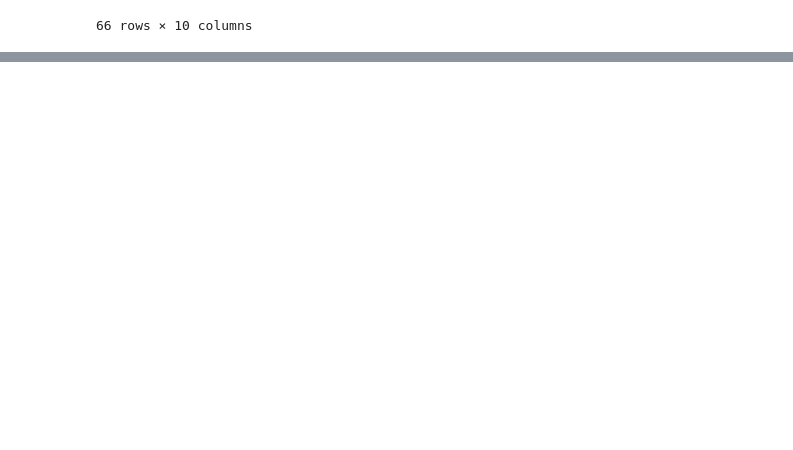
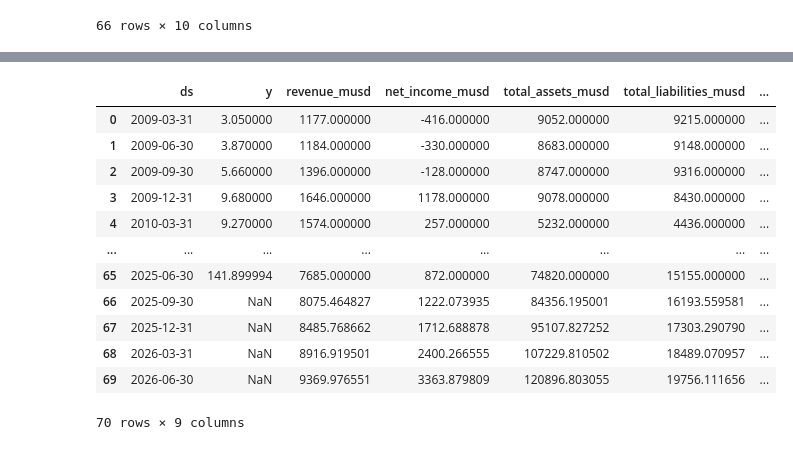
Before and after one commit to JonMc19/Stock-Price-Prediction-combining-econometric-models-and-ML, a Jupyter notebook: Type of analysis/Analisis temporal/models/amd/Prophet_model.ipynb, the cells around one changed output, grey strips where cells are left out. Saved outputs shown, nothing was run; the diff lists cells and outputs as text; code cells hidden in the pictures; blank space fills up the shorter version.

```diff
--- a/Type of analysis/Analisis temporal/models/amd/Prophet_model.ipynb
+++ b/Type of analysis/Analisis temporal/models/amd/Prophet_model.ipynb
@@ -121,6 +126,22 @@ future["interest_rate"] = last["interest_rate"]
 # Combina histórico (con y) y futuro (sin y)
 hist = df[["ds", "y"] + REG_COLS].copy()
 future_full = pd.concat([hist, future], ignore_index=True)
+# %%
+future_full
+# %% [output]
+|  | ds | y | revenue_musd | net_income_musd | total_assets_musd | total_liabilities_musd | ... |
+| 0 | 2009-03-31 | 3.050000 | 1177.000000 | -416.000000 | 9052.000000 | 9215.000000 | ... |
+| 1 | 2009-06-30 | 3.870000 | 1184.000000 | -330.000000 | 8683.000000 | 9148.000000 | ... |
+| 2 | 2009-09-30 | 5.660000 | 1396.000000 | -128.000000 | 8747.000000 | 9316.000000 | ... |
+| 3 | 2009-12-31 | 9.680000 | 1646.000000 | 1178.000000 | 9078.000000 | 8430.000000 | ... |
+| 4 | 2010-03-31 | 9.270000 | 1574.000000 | 257.000000 | 5232.000000 | 4436.000000 | ... |
+| ... | ... | ... | ... | ... | ... | ... | ... |
+| 65 | 2025-06-30 | 141.899994 | 7685.000000 | 872.000000 | 74820.000000 | 15155.000000 | ... |
+| 66 | 2025-09-30 | NaN | 8075.464827 | 1222.073935 | 84356.195001 | 16193.559581 | ... |
+| 67 | 2025-12-31 | NaN | 8485.768662 | 1712.688878 | 95107.827252 | 17303.290790 | ... |
+| 68 | 2026-03-31 | NaN | 8916.919501 | 2400.266555 | 107229.810502 | 18489.070957 | ... |
+| 69 | 2026-06-30 | NaN | 9369.976551 | 3363.879809 | 120896.803055 | 19756.111656 | ... |
+70 rows × 9 columns
 # %%
 #2) Replicate the same for backtesting data
 
```
Also changed, not shown: parts of 16 cells of this notebook, 4 other files.
